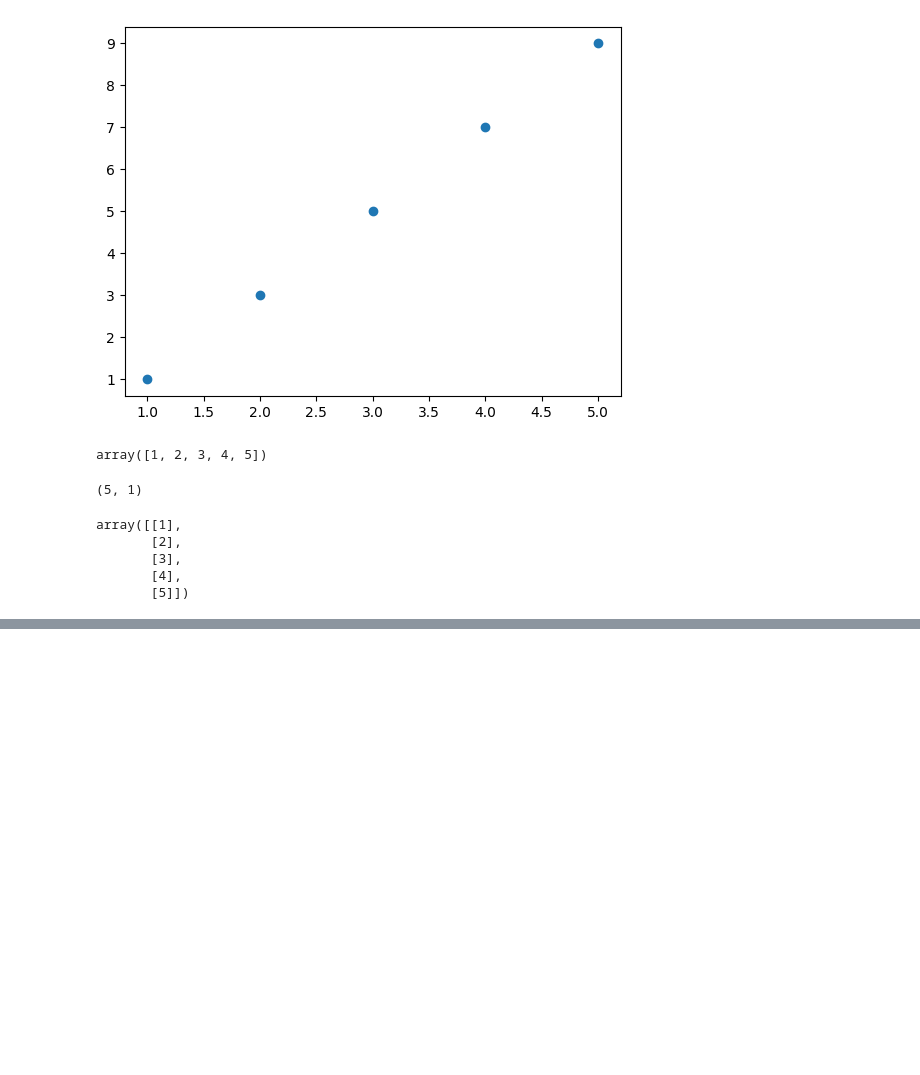
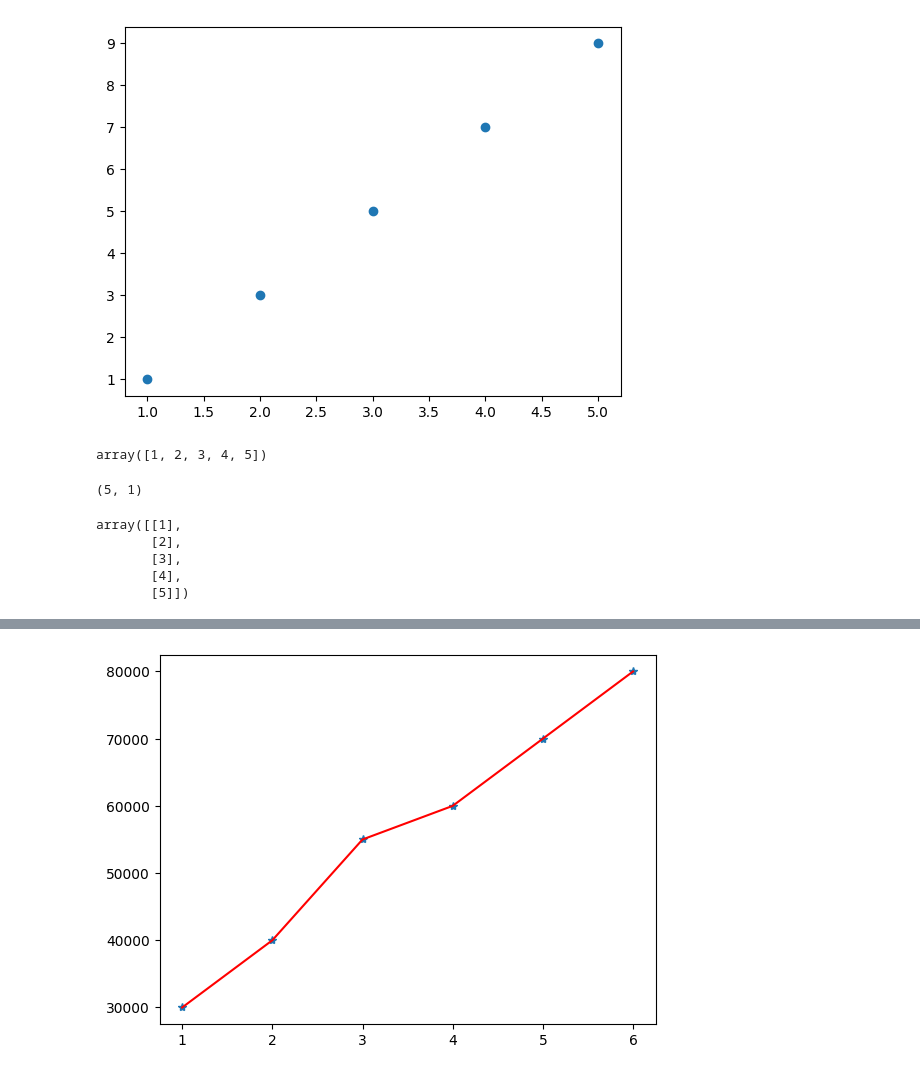
Before and after one commit to poorialari2017/ML_git001, a Jupyter notebook: MLproj002/Pooria/01_Regression/main.ipynb, the cells around one changed output, grey strips where cells are left out. Saved outputs shown, nothing was run; the diff lists cells and outputs as text; code cells hidden in the pictures; blank space fills up the shorter version.

```diff
--- a/MLproj002/Pooria/01_Regression/main.ipynb
+++ b/MLproj002/Pooria/01_Regression/main.ipynb
@@ -44,0 +88,13 @@ array([[1],
+# %%
+from sklearn.tree import DecisionTreeRegressor as DTR
+
+model = DTR(max_depth=3)
+# هرچقدر عمق بیشتر باشه دقت بالا تر میره اما هرچی عمق کم تر باشه جنرال تر میشه
+model.fit(years_of_experience, salary)
+
+y = model.predict(years_of_experience)
+plt.plot(years_of_experience, salary, '*')
+plt.plot(years_of_experience, model.predict(years_of_experience), 'r')
+plt.show()
+# %% [output]
+[figure, added]
```
Also changed, not shown: parts of 6 cells of this notebook.
